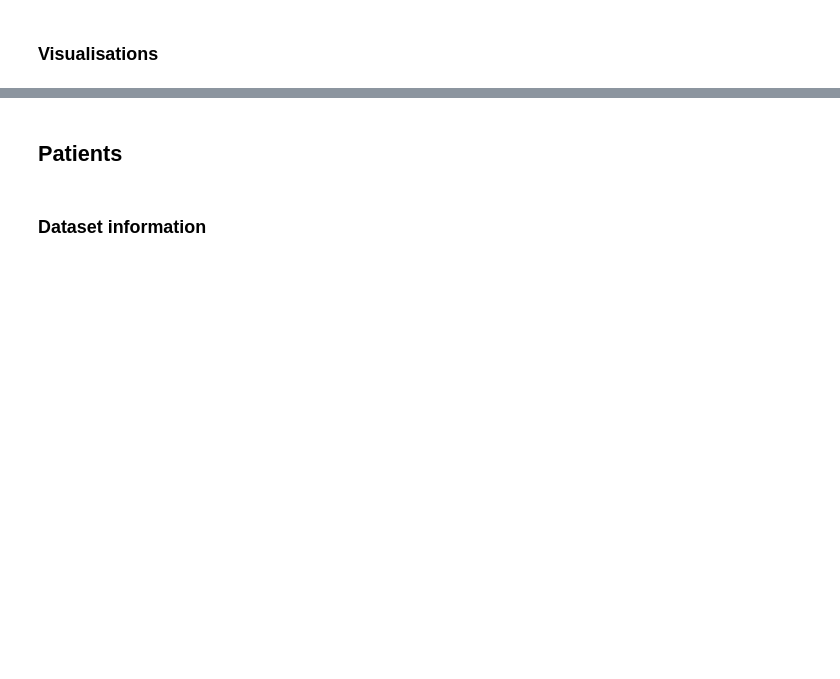
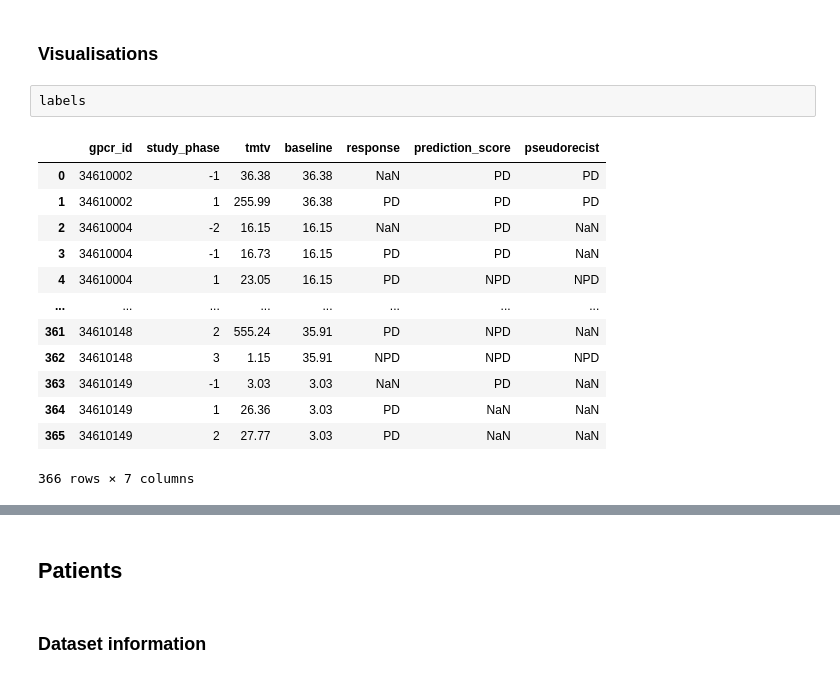
Before and after one commit to arnauddhaene/graphmel, a Jupyter notebook: notebooks/eda.ipynb, the cells around one changed output, grey strips where cells are left out. Drawn from its saved outputs; the diff is of its cells as text; blank space fills up the shorter version.

```diff
--- a/notebooks/eda.ipynb
+++ b/notebooks/eda.ipynb
@@ -226,3 +242,19 @@ labels.head()
 # %% [markdown]
 ### Visualisations
+# %%
+labels
+# %% [output]
+|  | gpcr_id | study_phase | tmtv | baseline | response | prediction_score | pseudorecist |
+| 0 | 34610002 | -1 | 36.38 | 36.38 | NaN | PD | PD |
+| 1 | 34610002 | 1 | 255.99 | 36.38 | PD | PD | PD |
+| 2 | 34610004 | -2 | 16.15 | 16.15 | NaN | PD | NaN |
+| 3 | 34610004 | -1 | 16.73 | 16.15 | PD | PD | NaN |
+| 4 | 34610004 | 1 | 23.05 | 16.15 | PD | NPD | NPD |
+| ... | ... | ... | ... | ... | ... | ... | ... |
+| 361 | 34610148 | 2 | 555.24 | 35.91 | PD | NPD | NaN |
+| 362 | 34610148 | 3 | 1.15 | 35.91 | NPD | NPD | NPD |
+| 363 | 34610149 | -1 | 3.03 | 3.03 | NaN | PD | NaN |
+| 364 | 34610149 | 1 | 26.36 | 3.03 | PD | NaN | NaN |
+| 365 | 34610149 | 2 | 27.77 | 3.03 | PD | NaN | NaN |
+366 rows × 7 columns
 # %%
```
Also changed, not shown: parts of 36 cells of this notebook, 1 other file.
